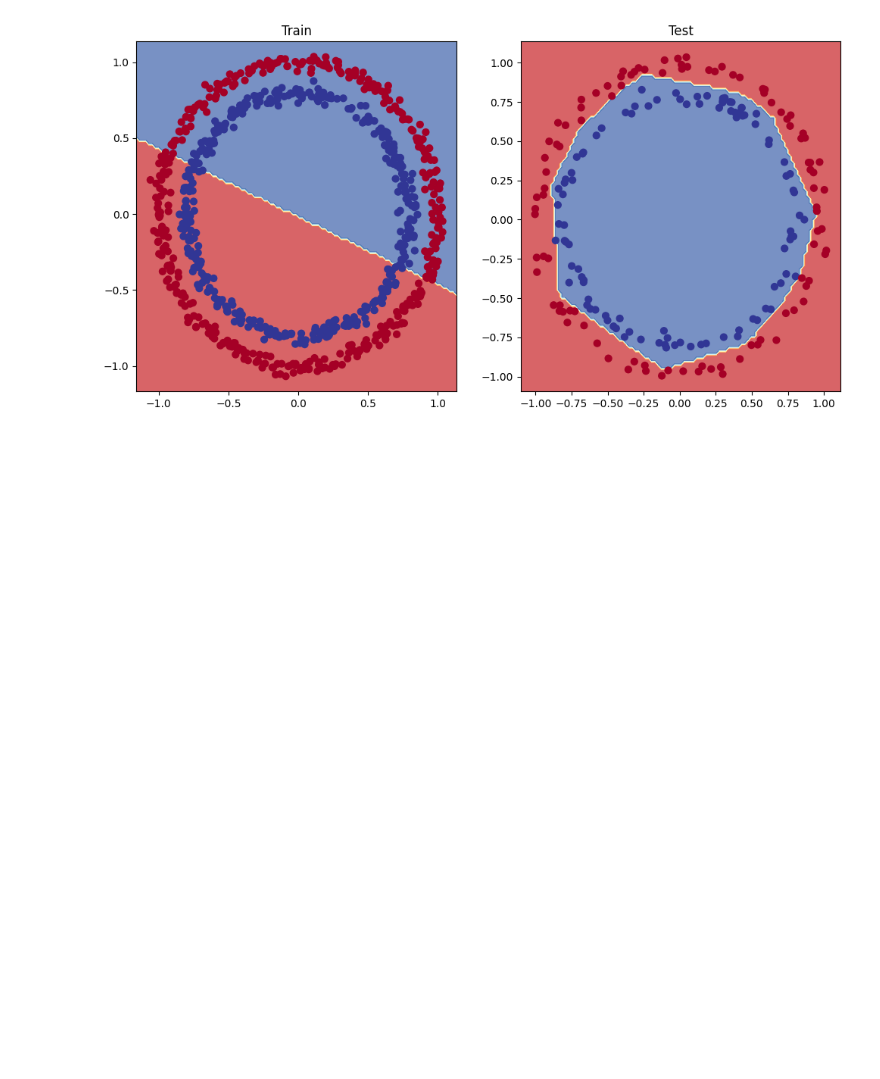
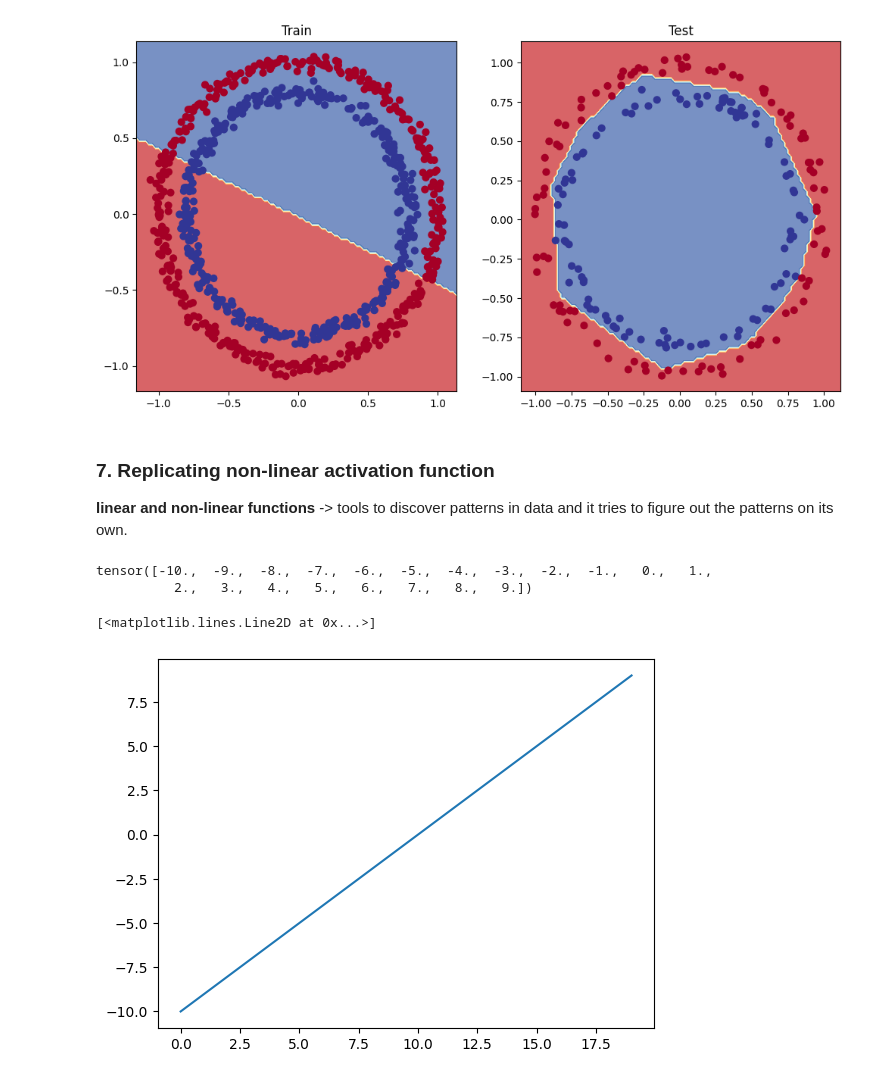
Before and after one commit to ZyWang7/PyTorch-for-DL-ML, a Jupyter notebook: 02_Neural_Network_Classification.ipynb, the cells around one changed output. Cells and saved outputs as stored; diff of their text form; code cells hidden in the pictures; blank space fills up the shorter version.

Commit message:
Replicate non-linear activation function

```diff
--- a/02_Neural_Network_Classification.ipynb
+++ b/02_Neural_Network_Classification.ipynb
@@ -651,3 +651,19 @@ plt.title("Test")
 plot_decision_boundary(model_2, X_test, y_test) # model_2 = has non-linearity
 # %% [output]
 [figure]
+# %% [markdown]
+### 7. Replicating non-linear activation function
+
+**linear and non-linear functions** -> tools to discover patterns in data and it tries to figure out the patterns on its own.
+# %%
+# create a toy tensor (similar to the data going into our model(s))
+A = torch.arange(-10, 10, 1, dtype=torch.float32)
+A
+# %% [output]
+tensor([-10.,  -9.,  -8.,  -7.,  -6.,  -5.,  -4.,  -3.,  -2.,  -1.,   0.,   1.,
+          2.,   3.,   4.,   5.,   6.,   7.,   8.,   9.])
+# %%
+plt.plot(A)
+# %% [output]
+[<matplotlib.lines.Line2D at 0x...>]
+[figure, added]
```
Also changed, not shown: parts of 4 cells of this notebook.
